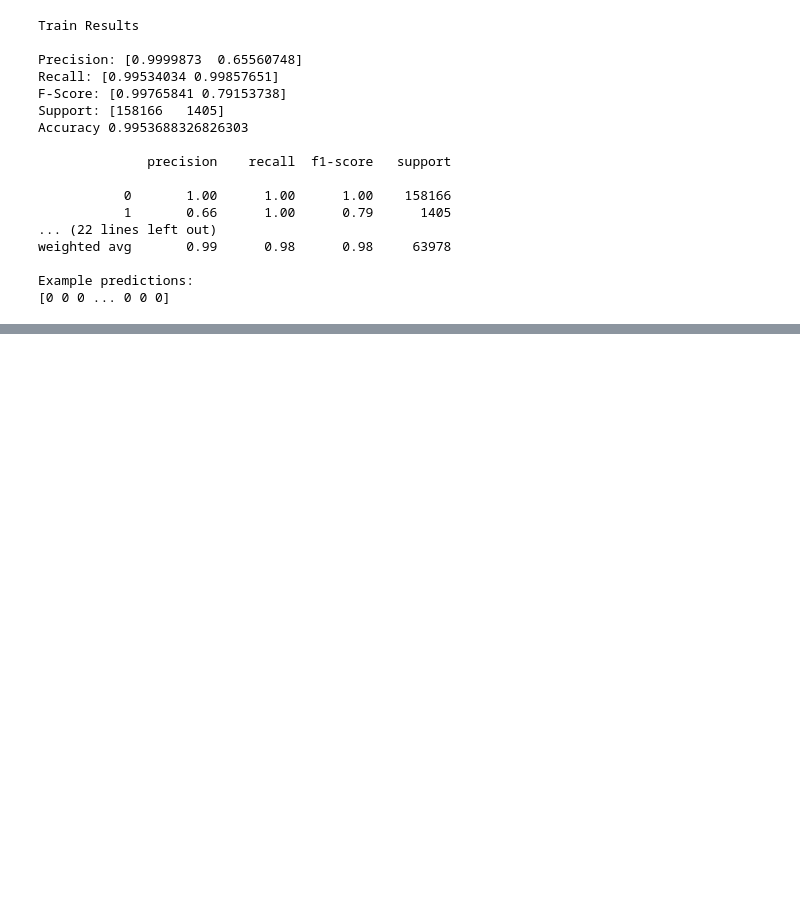
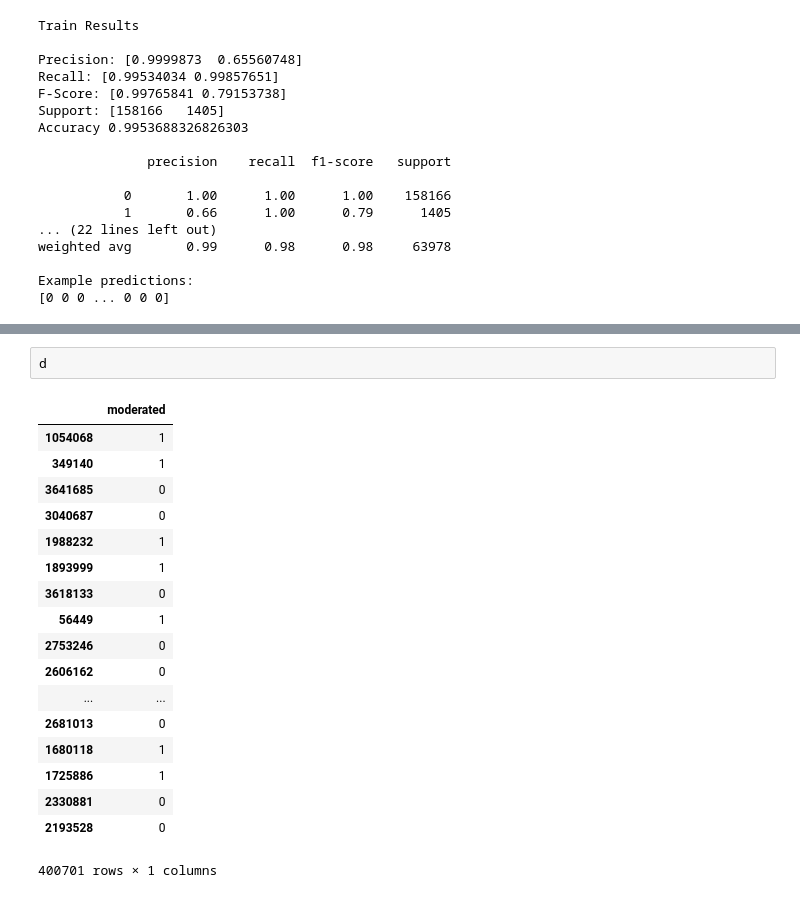
Before and after one commit to guywuolletjr/reddit_content_mod, a Jupyter notebook: guy_workbook.ipynb, the cells around one changed output, grey strips where cells are left out. Drawn from its saved outputs; the diff is of its cells as text; blank space fills up the shorter version.

```diff
--- a/guy_workbook.ipynb
+++ b/guy_workbook.ipynb
@@ -191,0 +302,21 @@ Example predictions:
+# %%
+d
+# %% [output]
+|  | moderated |
+| 1054068 | 1 |
+| 349140 | 1 |
+| 3641685 | 0 |
+| 3040687 | 0 |
+| 1988232 | 1 |
+| 1893999 | 1 |
+| 3618133 | 0 |
+| 56449 | 1 |
+| 2753246 | 0 |
+| 2606162 | 0 |
+| ... | ... |
+| 2681013 | 0 |
+| 1680118 | 1 |
+| 1725886 | 1 |
+| 2330881 | 0 |
+| 2193528 | 0 |
+400701 rows × 1 columns
```
Also changed, not shown: parts of 17 cells of this notebook, 2 other files.
